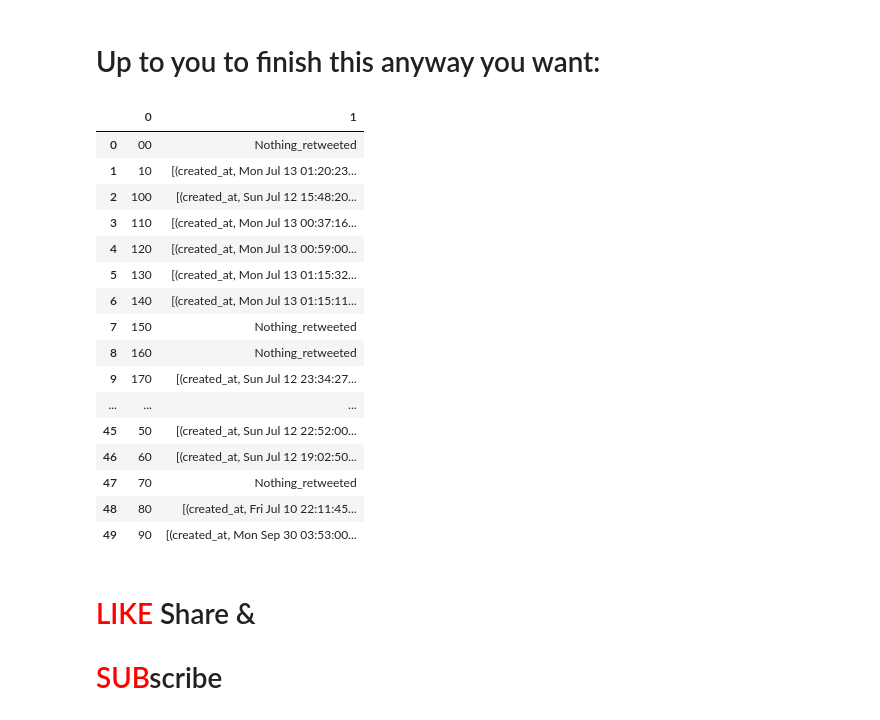
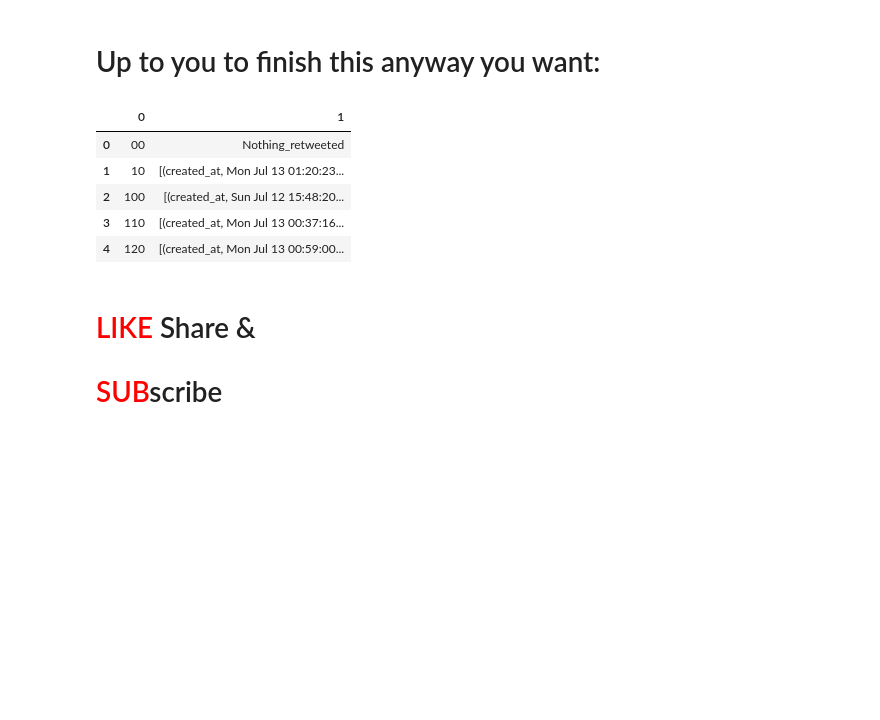
Before and after one commit to MrFuguDataScience/JSON, a Jupyter notebook: Parse_NestedJSON.ipynb, the cells around one changed output. Drawn from its saved outputs; the diff is of its cells as text; code cells hidden in the pictures; blank space fills up the shorter version.

```diff
--- a/Parse_NestedJSON.ipynb
+++ b/Parse_NestedJSON.ipynb
@@ -438,22 +336,11 @@ Sort_Tuple(with_retwt)
 # %% [markdown]
 # Up to you to finish this anyway you want:
 # %%
-pd.DataFrame(Sort_Tuple(with_retwt))
+pd.DataFrame(Sort_Tuple(with_retwt)).head()
 # %% [output]
 |  | 0 | 1 |
 | 0 | 00 | Nothing_retweeted |
 | 1 | 10 | [(created_at, Mon Jul 13 01:20:23... |
 | 2 | 100 | [(created_at, Sun Jul 12 15:48:20... |
 | 3 | 110 | [(created_at, Mon Jul 13 00:37:16... |
 | 4 | 120 | [(created_at, Mon Jul 13 00:59:00... |
-| 5 | 130 | [(created_at, Mon Jul 13 01:15:32... |
-| 6 | 140 | [(created_at, Mon Jul 13 01:15:11... |
-| 7 | 150 | Nothing_retweeted |
-| 8 | 160 | Nothing_retweeted |
-| 9 | 170 | [(created_at, Sun Jul 12 23:34:27... |
-| ... | ... | ... |
-| 45 | 50 | [(created_at, Sun Jul 12 22:52:00... |
-| 46 | 60 | [(created_at, Sun Jul 12 19:02:50... |
-| 47 | 70 | Nothing_retweeted |
-| 48 | 80 | [(created_at, Fri Jul 10 22:11:45... |
-| 49 | 90 | [(created_at, Mon Sep 30 03:53:00... |
```
Also changed, not shown: parts of 13 cells of this notebook.
